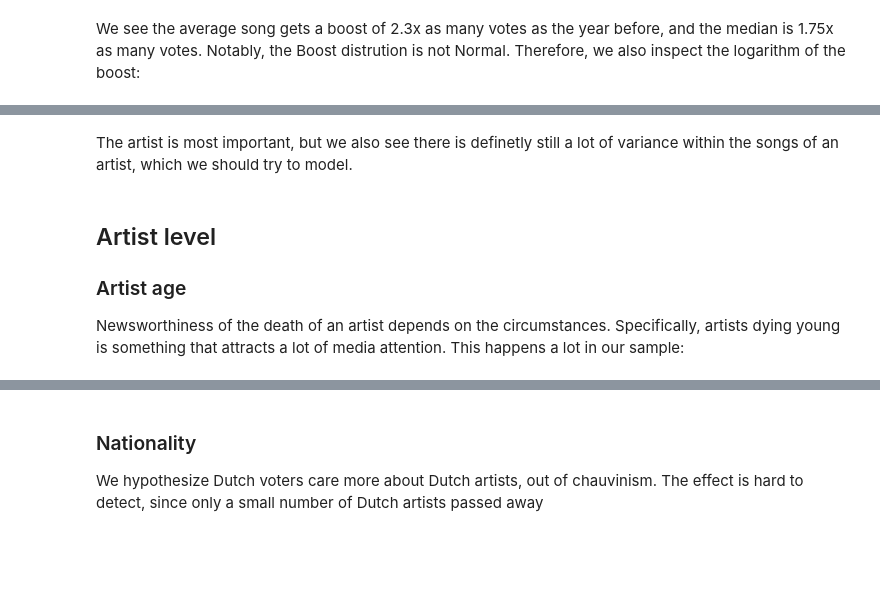
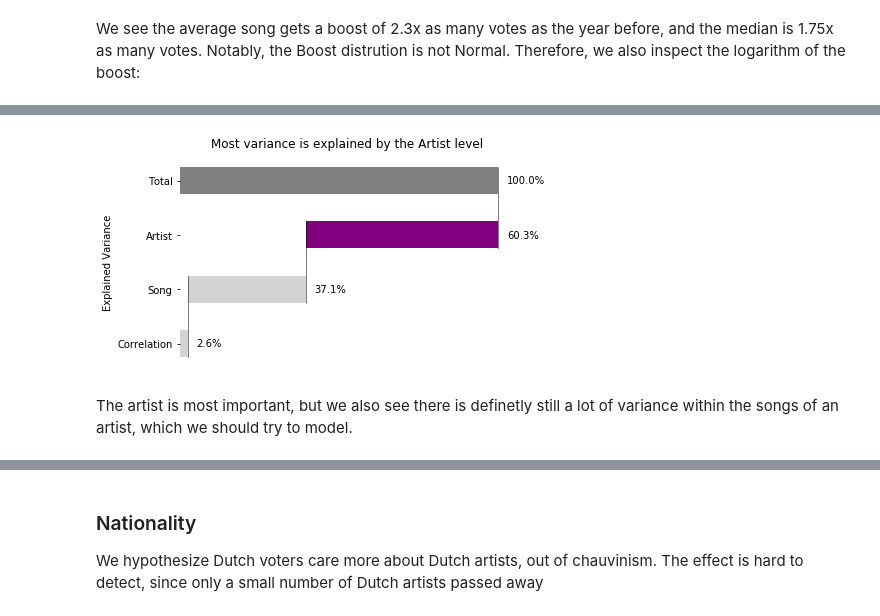
Before and after one commit to SjoerdCor/Top2000, a Jupyter notebook: src/Reading and understanding Top 2000 Data.ipynb, the cells around one changed output, grey strips where cells are left out. Drawn from its saved outputs; the diff is of its cells as text; code cells hidden in the pictures; blank space fills up the shorter version.

```diff
--- a/src/Reading and understanding Top 2000 Data.ipynb
+++ b/src/Reading and understanding Top 2000 Data.ipynb
@@ -240,3 +301,18 @@ ax.set_ylim(0,2)
+# %%
+df_multiple_songs = df.query('NSongsBeforeDeath >= 2').assign(LogBoostArtist = lambda df: np.log(df['BoostArtist']))
+
+variance_explained_artist = sklearn.metrics.explained_variance_score(df_multiple_songs['LogBoost'], df_multiple_songs['LogBoostArtist'])
+variance_explained_song = sklearn.metrics.explained_variance_score(df_multiple_songs['LogBoost'], df_multiple_songs['LogRelativeBoost'])
+explained_variance = {'Artist': variance_explained_artist,
+                      'Song': variance_explained_song,
+                      'Correlation': 1 - variance_explained_artist - variance_explained_song
+                     }
+# %%
+vis = (pd.Series(explained_variance, name='Explained Variance').pipe(micplot.visualize))
+vis.ax.set_title('Most variance is explained by the Artist level')
+plt.show()
+# %% [output]
+[figure, added]
 # %% [markdown]
 The artist is most important, but we also see there is definetly still a lot of variance within the songs of an artist, which we should try to model.
 # %%
@@ -248,6 +325 @@ def plot_with_trend(df, column, logy=False):
     return ax
-# %% [markdown]
-## Artist level
-
-### Artist age
-Newsworthiness of the death of an artist depends on the circumstances. Specifically, artists dying young is something that attracts a lot of media attention. This happens a lot in our sample:
```
Also changed, not shown: parts of 92 cells of this notebook.
